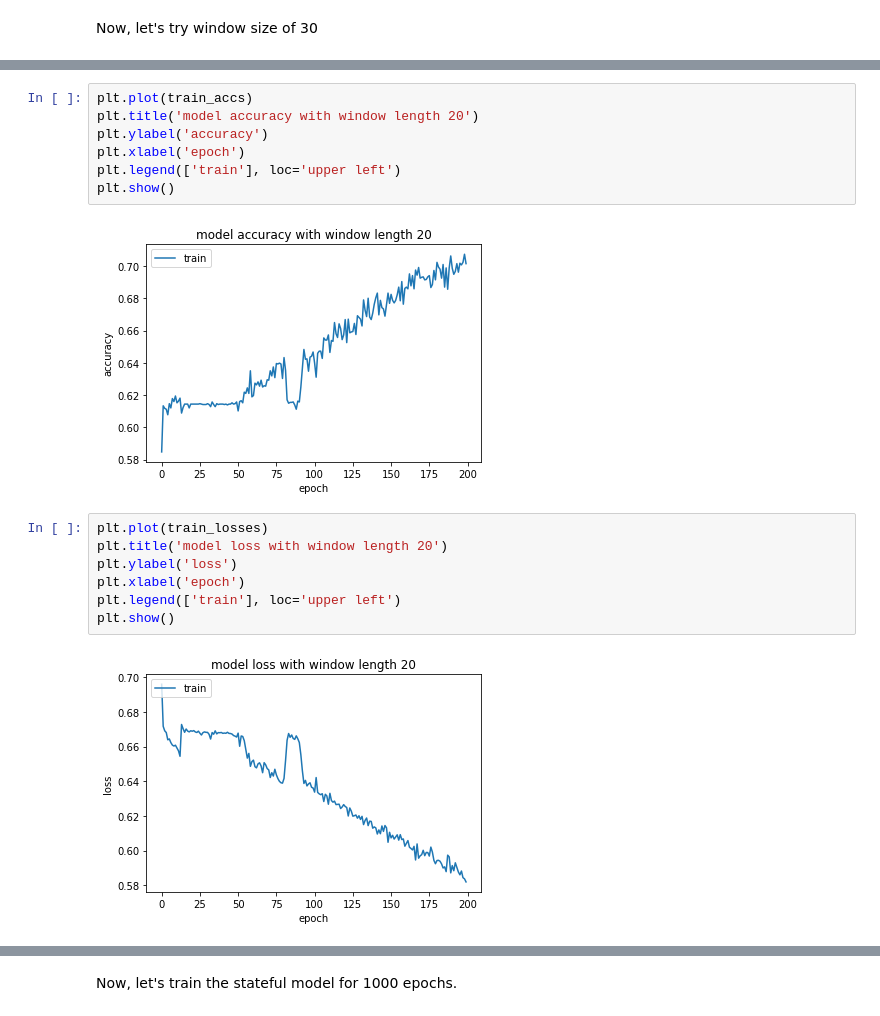
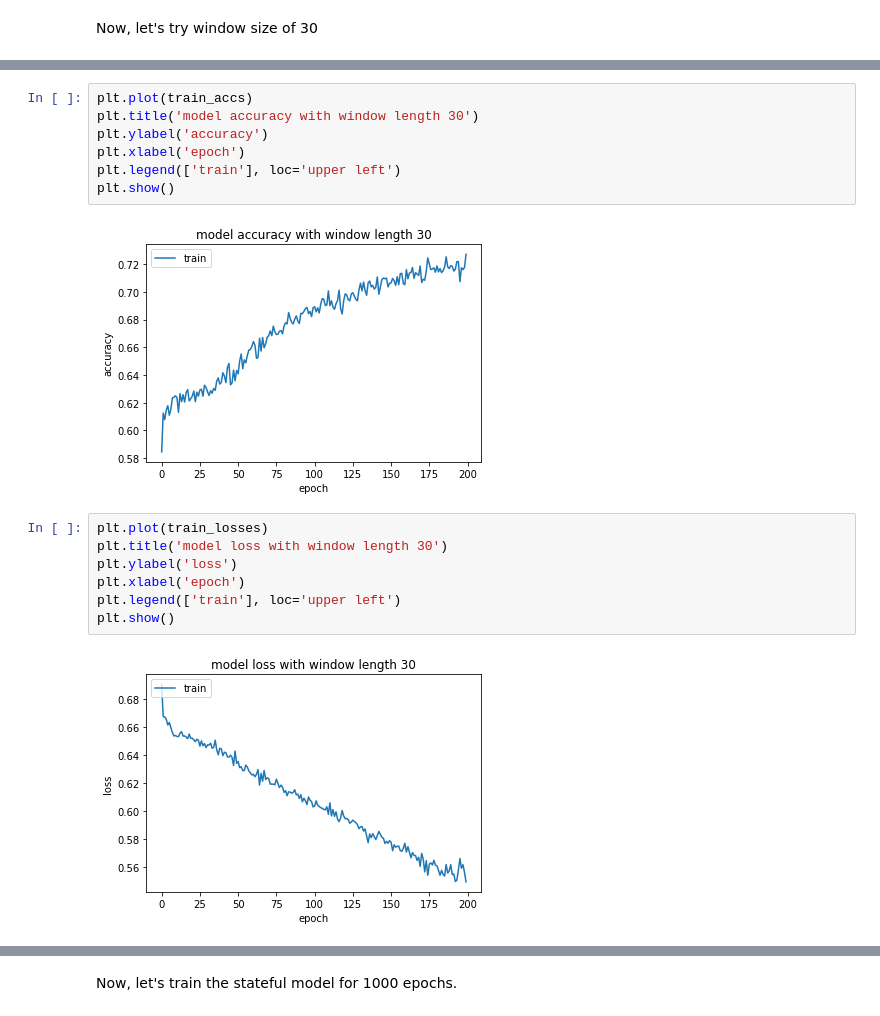
Before and after one commit to Ayazdani1997/stock-feature-prediction-final-pro, a Jupyter notebook: Phase1_OCHLV.ipynb, the cells around one changed output, grey strips where cells are left out. Cells and saved outputs as stored; diff of their text form.

Commit message:
window length of 30 examined

```diff
--- a/Phase1_OCHLV.ipynb
+++ b/Phase1_OCHLV.ipynb
@@ -679,21 +675,21 @@ epoch 200
 # %%
 plt.plot(train_accs)
-plt.title('model accuracy with window length 20')
+plt.title('model accuracy with window length 30')
 plt.ylabel('accuracy')
 plt.xlabel('epoch')
 plt.legend(['train'], loc='upper left')
 plt.show()
 # %% [output]
-[figure, old version]
+[figure, new version]
 # %%
 plt.plot(train_losses)
-plt.title('model loss with window length 20')
+plt.title('model loss with window length 30')
 plt.ylabel('loss')
 plt.xlabel('epoch')
 plt.legend(['train'], loc='upper left')
 plt.show()
 # %% [output]
-[figure, old version]
+[figure, new version]
 # %%
 model.reset_states()
 results = calc_pos_neg_rate(model.evaluate(x=test_generator))
```
Also changed, not shown: parts of 23 cells of this notebook.
